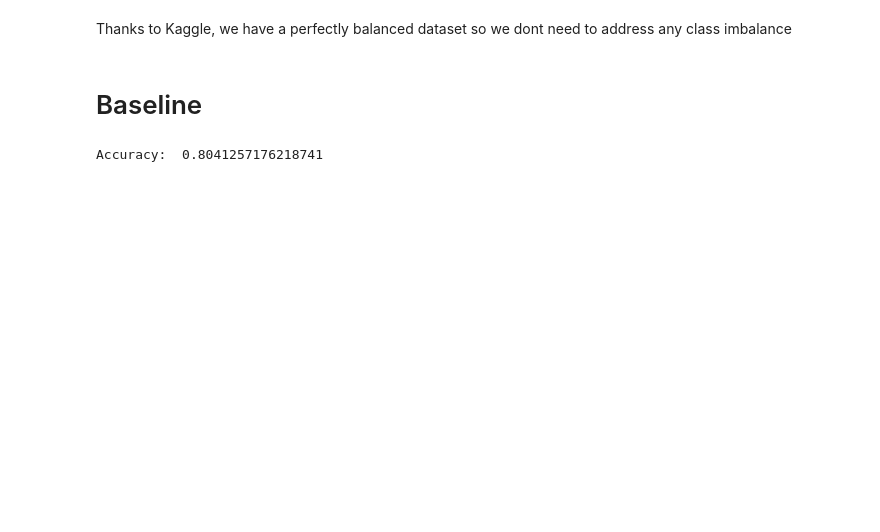
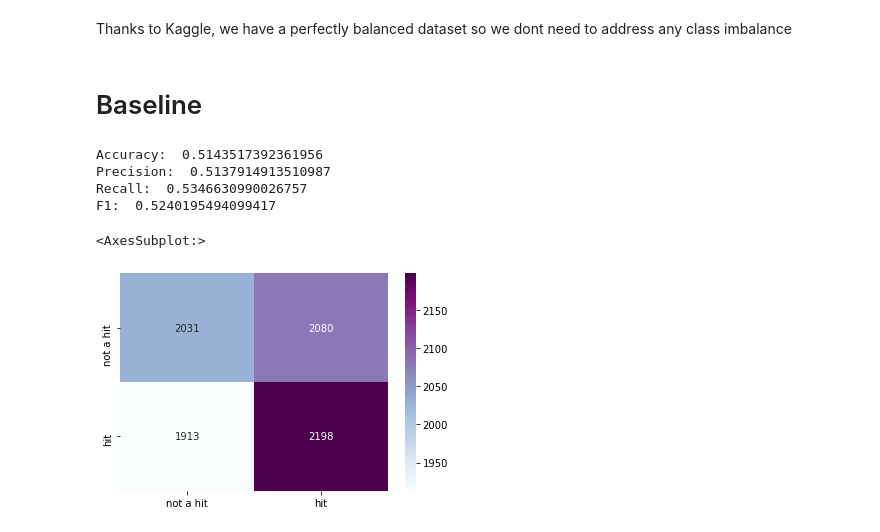
Before and after one commit to caitlan-krasinski/msci-546-project, a Jupyter notebook: data-analysis-and-baseline.ipynb, the cells around one changed output. Drawn from its saved outputs; the diff is of its cells as text; code cells hidden in the pictures; blank space fills up the shorter version.

```diff
--- a/code-for-data.ipynb
+++ b/data-analysis-and-baseline.ipynb
@@ -121,29 +125,32 @@ from sklearn.metrics import accuracy_score
 # %%
 # Split the data into training and testing sets
-train_df, test_df = train_test_split(df)
+X = df[['danceability', 'energy', 'mode', 'speechiness', 'acousticness', 'instrumentalness', 'liveness',
+            'valence', 'tempo', 'duration_ms', 'time_signature', 'chorus_hit',
+            'sections', 'decade']]
+y = df['is_hit']
 
-# Extract the features and target variable
-# Train on all features
-features = ['danceability', 'energy', 'mode', 'speechiness', 'acousticness', 'instrumentalness', 'liveness',
-            'valence', 'tempo', 'duration_ms', 'time_signature', 'chorus_hit',
-            'sections', 'decade']
-target = 'is_hit'
-
-# Split the features and target variable for both training and testing sets
-train_X = train_df[features]
-train_y = train_df[target]
-test_X = test_df[features]
-test_y = test_df[target]
+train_X, test_X, train_y, test_y = train_test_split(X,y,test_size=0.2,random_state=45,stratify=y)
 # %%
-# Train a Random Forest Classifier on the training data
-clf = RandomForestClassifier()
+# Train model
+clf = LogisticRegression()
 clf.fit(train_X, train_y)
 
 # Make predictions on the test data
 preds = clf.predict(test_X)
-
-# Evaluate the model's performance
-acc = accuracy_score(test_y, preds)
-print("Accuracy: ", acc)
-# %% [output]
-Accuracy:  0.8041257176218741
+# %%
+# Evaluate the model's performance
+print("Accuracy: ", accuracy_score(test_y, preds))
+print("Precision: ", precision_score(test_y, preds))
+print("Recall: ", recall_score(test_y, preds))
+print("F1: ", f1_score(test_y, preds))
+# %% [output]
+Accuracy:  0.5143517392361956
+Precision:  0.5137914913510987
+Recall:  0.5346630990026757
+F1:  0.5240195494099417
+# %%
+cm=confusion_matrix(test_y, preds)
+sns.heatmap(cm,cmap='BuPu',annot=True,fmt='d', xticklabels=['not a hit', 'hit'], yticklabels=['not a hit', 'hit'])
+# %% [output]
+<AxesSubplot:>
+[figure, added]
```
Also changed, not shown: parts of 2 cells of this notebook.
